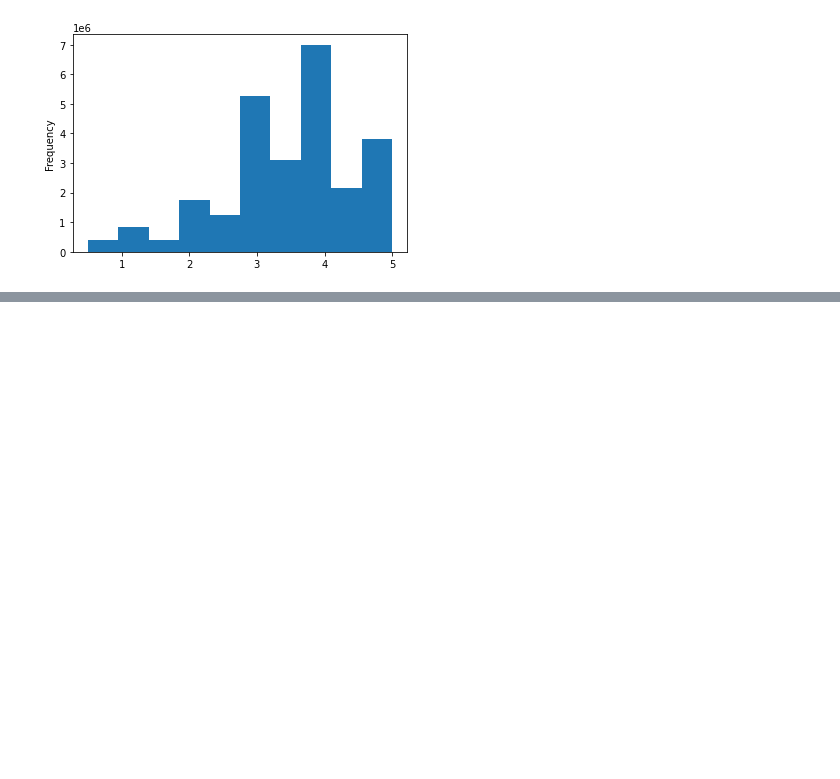
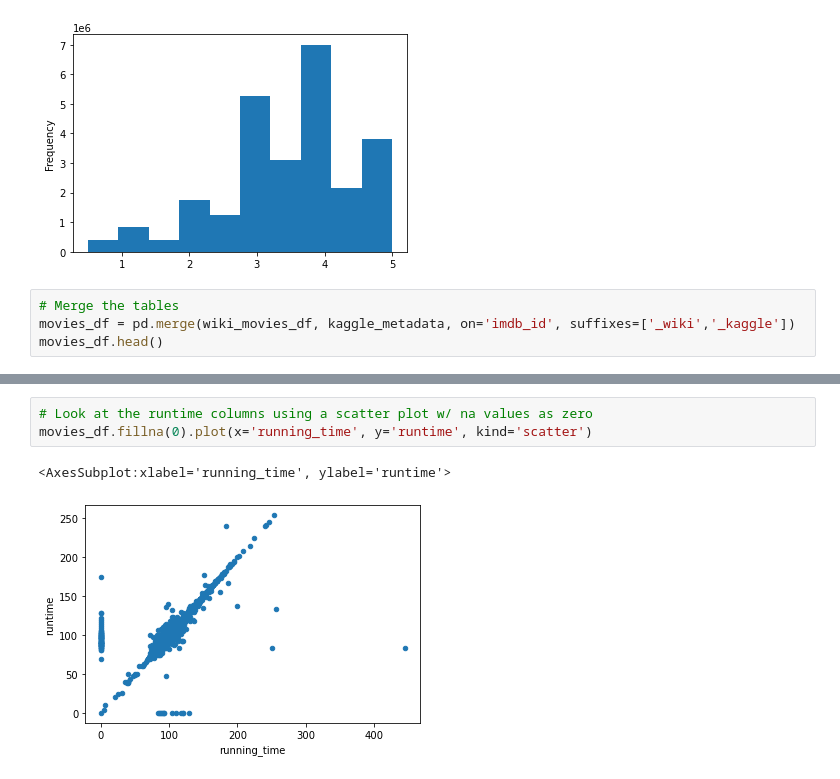
Before and after one commit to Dspiper/Movies-ETL, a Jupyter notebook: Movie_Data.ipynb, the cells around one changed output, grey strips where cells are left out. Saved outputs shown, nothing was run; the diff lists cells and outputs as text; blank space fills up the shorter version.

```diff
--- a/Movie_Data.ipynb
+++ b/Movie_Data.ipynb
@@ -730,3 +730,7 @@ min                     0.50
 max                     5.00
 Name: rating, dtype: float64
 [figure]
+# %%
+# Merge the tables
+movies_df = pd.merge(wiki_movies_df, kaggle_metadata, on='imdb_id', suffixes=['_wiki','_kaggle'])
+movies_df.head()
@@ -732,0 +796,6 @@ Name: rating, dtype: float64
+# %%
+# Look at the runtime columns using a scatter plot w/ na values as zero
+movies_df.fillna(0).plot(x='running_time', y='runtime', kind='scatter')
+# %% [output]
+<AxesSubplot:xlabel='running_time', ylabel='runtime'>
+[figure, added]
```
Also changed, not shown: parts of 24 cells of this notebook.
